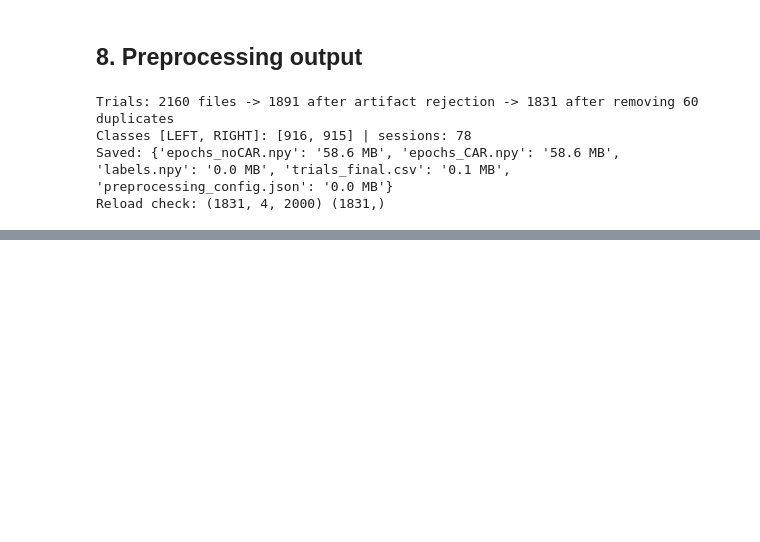
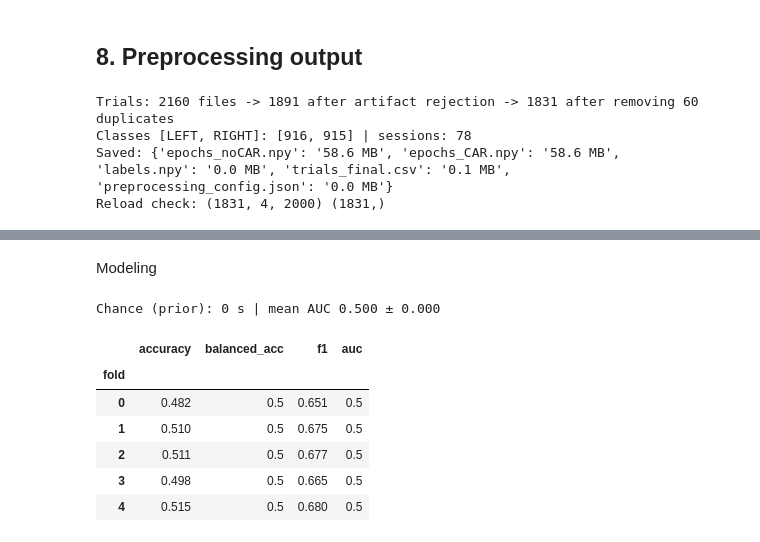
Before and after one commit to dyajaballh8/Brain-Computer-Interface-BCI-Motor-Imagery-Classifications, a Jupyter notebook: main_pipeline.ipynb, the cells around one changed output, grey strips where cells are left out. Cells and saved outputs as stored; diff of their text form; code cells hidden in the pictures; blank space fills up the shorter version.

```diff
--- a/main_pipeline.ipynb
+++ b/main_pipeline.ipynb
@@ -695,0 +751,45 @@ Reload check: (1831, 4, 2000) (1831,)
+# %% [markdown]
+Modeling
+# %%
+import time, json, joblib, shutil
+import torch
+from torch import nn
+from sklearn.pipeline import make_pipeline
+from sklearn.preprocessing import StandardScaler
+from sklearn.svm import SVC
+from sklearn.dummy import DummyClassifier
+from sklearn.metrics import (accuracy_score, balanced_accuracy_score, f1_score,
+                             ConfusionMatrixDisplay, RocCurveDisplay)
+
+Xd, yd = Xf[dev_idx], yf[dev_idx]
+Xt, yt = Xf[test_idx], yf[test_idx]
+fold_dev = splits.loc[dev_idx, "fold"].values
+cv_rows, fitters = [], {}
+
+def scores(y_true, p):
+    pred = (p >= 0.5).astype(int)
+    return {"accuracy": accuracy_score(y_true, pred), "balanced_acc": balanced_accuracy_score(y_true, pred),
+            "f1": f1_score(y_true, pred), "auc": roc_auc_score(y_true, p)}
+
+def run_cv(name, fit_predict):
+    """fit_predict(X_train, y_train, X_val) -> P(RIGHT). Same 5 folds for every model."""
+    cv_rows[:] = [r for r in cv_rows if r["model"] != name]      # safe to re-run a cell
+    t0 = time.time()
+    for k in range(5):
+        tr, va = fold_dev != k, fold_dev == k
+        cv_rows.append({"model": name, "fold": k, **scores(yd[va], fit_predict(Xd[tr], yd[tr], Xd[va]))})
+    fitters[name] = fit_predict
+    res = pd.DataFrame([r for r in cv_rows if r["model"] == name]).drop(columns="model").set_index("fold")
+    print(f"{name}: {time.time() - t0:.0f} s | mean AUC {res['auc'].mean():.3f} ± {res['auc'].std():.3f}")
+    display(res.round(3))
+
+run_cv("Chance (prior)", lambda Xtr, ytr, Xva: DummyClassifier(strategy="prior").fit(Xtr, ytr).predict_proba(Xva)[:, 1])
+# %% [output]
+Chance (prior): 0 s | mean AUC 0.500 ± 0.000
+|  | accuracy | balanced_acc | f1 | auc |
+| fold |  |  |  |  |
+| 0 | 0.482 | 0.5 | 0.651 | 0.5 |
+| 1 | 0.510 | 0.5 | 0.675 | 0.5 |
+| 2 | 0.511 | 0.5 | 0.677 | 0.5 |
+| 3 | 0.498 | 0.5 | 0.665 | 0.5 |
+| 4 | 0.515 | 0.5 | 0.680 | 0.5 |
```
Also changed, not shown: parts of 17 cells of this notebook, 3 other files.
